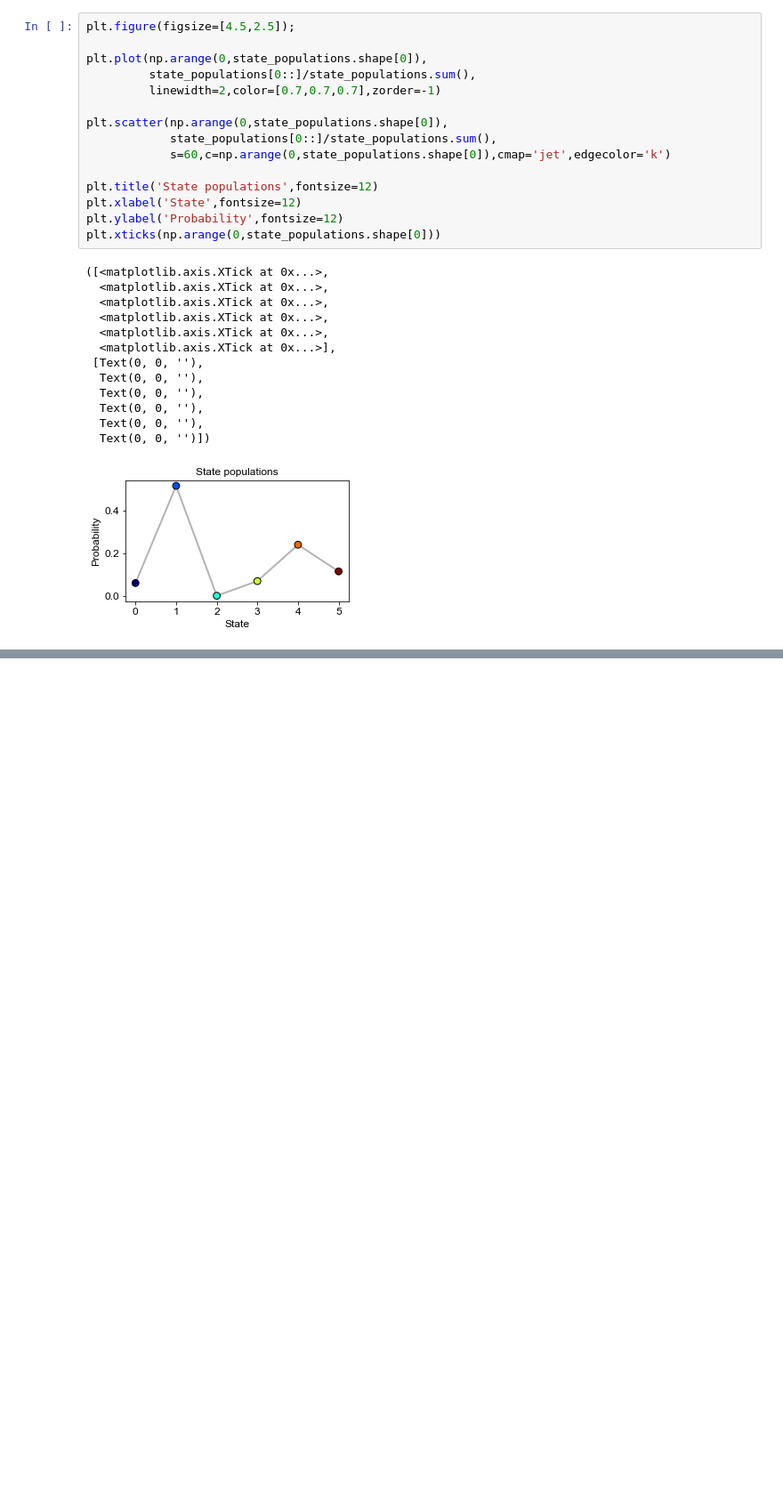
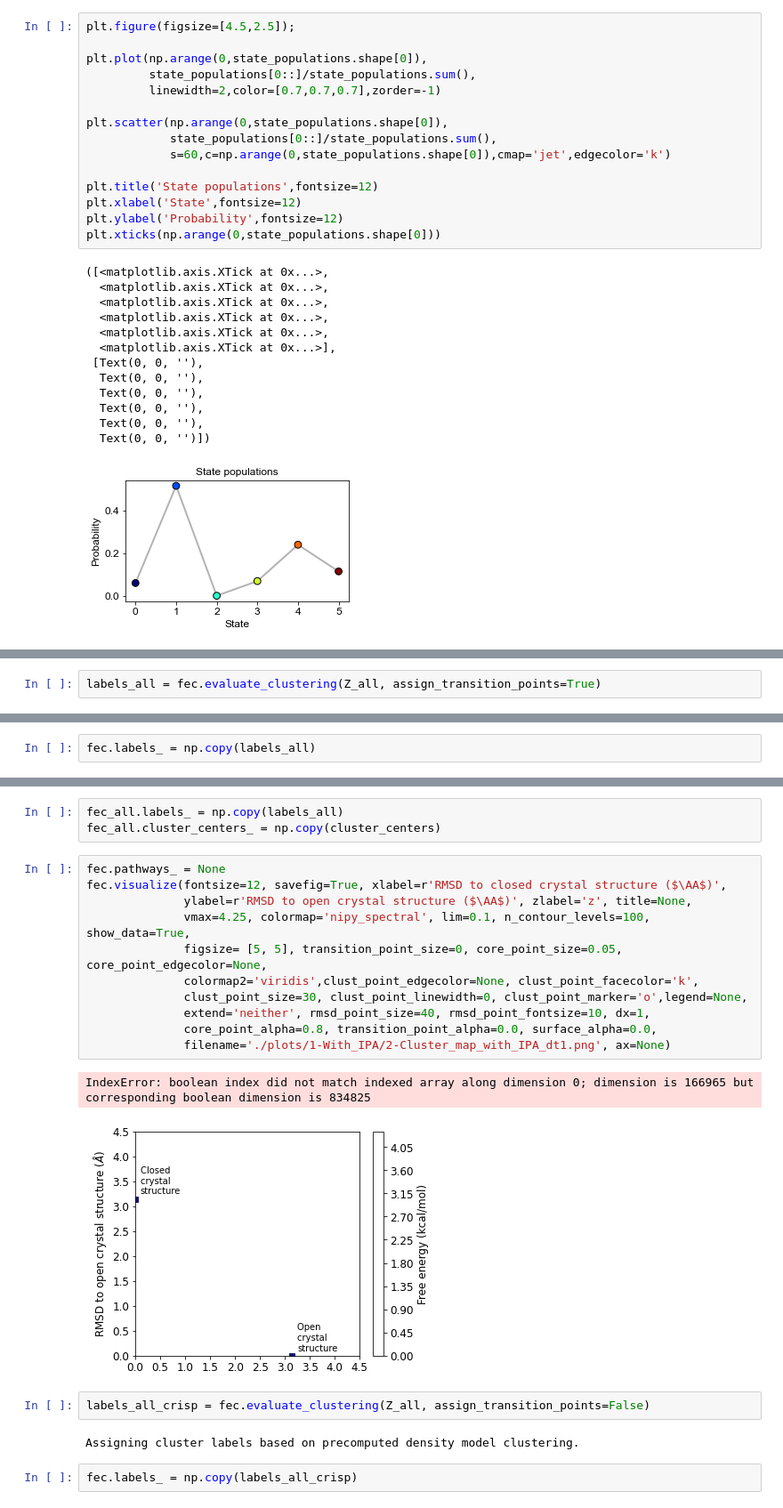
Before and after one commit to eric-jm-lang/10-ALKEIG, a Jupyter notebook: 12-Analysis_4/11-InfleCS_clustering_3/1-RMSD_clustering_with_IPA.ipynb, the cells around one changed output, grey strips where cells are left out. Shown: that part at 89% size. Saved outputs shown, nothing was run; the diff lists cells and outputs as text; blank space fills up the shorter version.

```diff
--- a/12-Analysis_4/11-InfleCS_clustering_3/1-RMSD_clustering_with_IPA.ipynb
+++ b/12-Analysis_4/11-InfleCS_clustering_3/1-RMSD_clustering_with_IPA.ipynb
@@ -343,0 +348,2 @@ plt.xticks(np.arange(0,state_populations.shape[0]))
+# %%
+labels_all = fec.evaluate_clustering(Z_all, assign_transition_points=True)
@@ -343,0 +361,2 @@ plt.xticks(np.arange(0,state_populations.shape[0]))
+# %%
+fec.labels_ = np.copy(labels_all)
@@ -343,0 +409,23 @@ plt.xticks(np.arange(0,state_populations.shape[0]))
+# %%
+fec_all.labels_ = np.copy(labels_all)
+fec_all.cluster_centers_ = np.copy(cluster_centers)
+# %%
+fec.pathways_ = None
+fec.visualize(fontsize=12, savefig=True, xlabel=r'RMSD to closed crystal structure ($\AA$)',
+              ylabel=r'RMSD to open crystal structure ($\AA$)', zlabel='z', title=None,
+              vmax=4.25, colormap='nipy_spectral', lim=0.1, n_contour_levels=100, show_data=True,
+              figsize= [5, 5], transition_point_size=0, core_point_size=0.05, core_point_edgecolor=None,
+              colormap2='viridis',clust_point_edgecolor=None, clust_point_facecolor='k',
+              clust_point_size=30, clust_point_linewidth=0, clust_point_marker='o',legend=None,
+              extend='neither', rmsd_point_size=40, rmsd_point_fontsize=10, dx=1,
+              core_point_alpha=0.8, transition_point_alpha=0.0, surface_alpha=0.0,
+              filename='./plots/1-With_IPA/2-Cluster_map_with_IPA_dt1.png', ax=None)
+# %% [output]
+IndexError: boolean index did not match indexed array along dimension 0; dimension is 166965 but corresponding boolean dimension is 834825
+[figure, added]
+# %%
+labels_all_crisp = fec.evaluate_clustering(Z_all, assign_transition_points=False)
+# %% [output]
+Assigning cluster labels based on precomputed density model clustering.
+# %%
+fec.labels_ = np.copy(labels_all_crisp)
```
Also changed, not shown: parts of 21 cells of this notebook, 10 other files.
